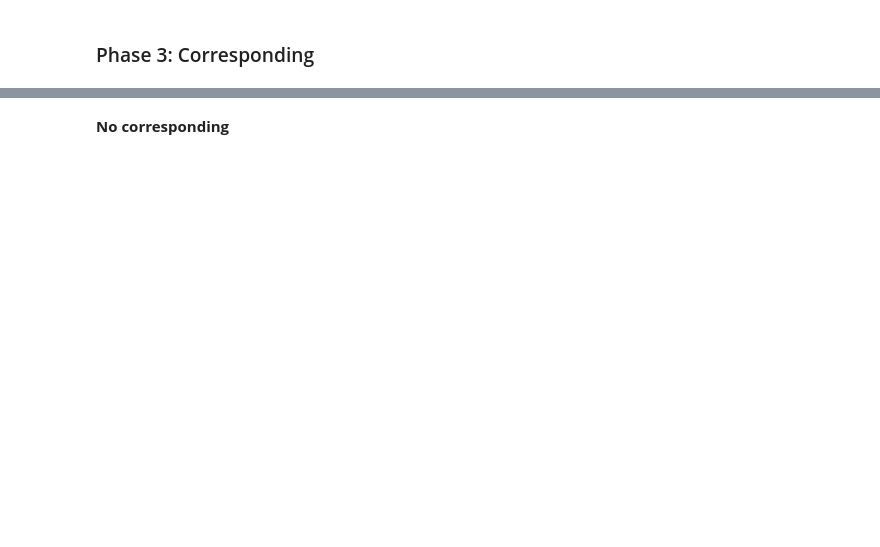
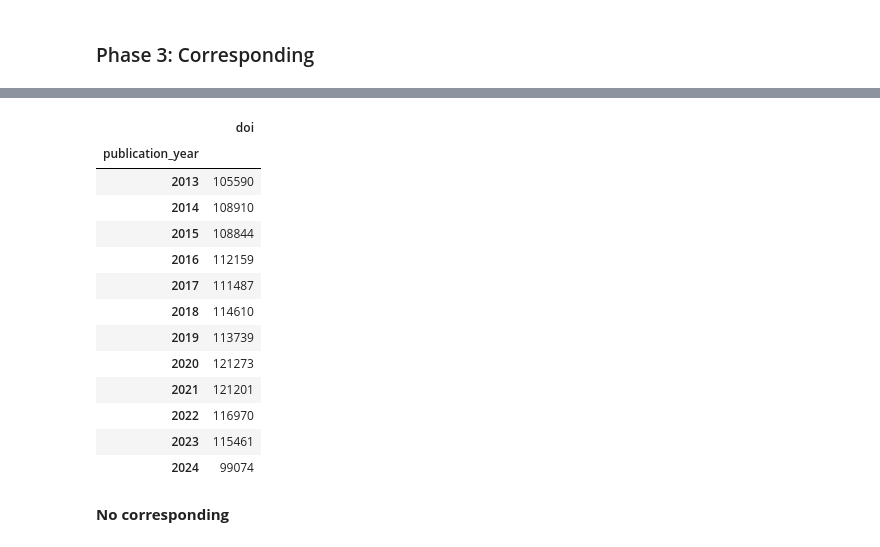
Before and after one commit to APVsiris/2025MESRE, a Jupyter notebook: notebooks/version1/0.0-apv-preliminaranalysis_API _v2.ipynb, the cells around one changed output, grey strips where cells are left out. Saved outputs shown, nothing was run; the diff lists cells and outputs as text; code cells hidden in the pictures; blank space fills up the shorter version.

```diff
--- a/notebooks/0.0-apv-preliminaranalysis_API _v2.ipynb
+++ b/notebooks/version1/0.0-apv-preliminaranalysis_API _v2.ipynb
@@ -13,9 +72,8 @@ from tqdm import tqdm
 # %%
 BASE_URL = "https://api.openalex.org/works"
 
-selected_fields = ["doi", "is_xpac", "publication_year", "language", "indexed_in", "primary_location", "open_access", "authorships", "institutions",
-                   "corresponding_author_ids", "corresponding_institution_ids", "apc_list", "apc_paid", "cited_by_count", "primary_topic", "topics",
-                   "concepts", "grants", "awards", "funders"]
+selected_fields = ["doi", "publication_year", "language", "indexed_in", "primary_location", "best_oa_location", "open_access", "authorships",
+                   "corresponding_author_ids", "corresponding_institution_ids", "apc_list", "apc_paid", "cited_by_count", "primary_topic", "awards", "funders"]
 
 def fetch_page(cursor, filters):
     params = filters.copy()
@@ -26,23 +84,24 @@ def fetch_page(cursor, filters):
     r.raise_for_status()
     return r.json()
 
-for year in range(2013, 2014): # anar modificant l'initial year
+for year in range(2013, 2025): # anar modificant l'initial year
     print(f"\n=== YEAR {year} ===")
 
     filters = {
         "filter": ",".join([
-            "type:article",
-            "primary_location.source.type:journal",
+            "indexed_in:crossref",
+            "type:article|review",
+            "primary_location.source.type:!journal", # GUARANTEE THAT THEY ARE PUBLISHED IN JOURNALS
             "authorships.institutions.country_code:FR",
             f"from_publication_date:{year}-01-01",
-            f"to_publication_date:{year}-12-31"
+            f"to_publication_date:{year}-12-31",
         ]),
         "select": ",".join(selected_fields)
     }
 
     cursor = "*"
     count = 0
-    output_file = f"../data/interim/FranceInitialAPI/openalex_french_authors_{year}_v2.jsonl"
+    output_file = f"../data/interim/FranceInitialAPI/openalex_french_authors_{year}_v2_repository.jsonl"
 
     with open(output_file, "w", encoding="utf-8") as f:
         pbar = tqdm(unit="works", dynamic_ncols=True)
@@ -140,7 +251,7 @@ df_bso_not_in_oa
 ### Phase 3: Corresponding
 # %%
 interest = ['doi', 'publication_year', 'language', 'authorships', 'primary_location', 'topics', 'open_access', 'apc_list']
-keys = ['doi', 'publication_year', 'language', 'field_names', 'journal', 'publisher', 'ins_type', '#_authors', 'oa_status', 'apc_list', 'corresponding', 'countries']
+keys = ['doi', 'publication_year', 'language', 'field_topics', 'journal', 'publisher', 'ins_type', '#_authors', 'oa_status', 'apc_list', 'corresponding', 'countries']
 records = []
 for year in tqdm(range(2013, 2025)):
     with open(f"../data/interim/FranceInitialAPI/openalex_french_authors_{year}_v2.jsonl", "rb") as f:
@@ -150,9 +261,9 @@ for year in tqdm(range(2013, 2025)):
                 continue
             filtered = {k: rec.get(k) for k in interest} # Keep only the fields we care about
 
-            # Extract field_names from topics
+            # Extract field_topics from topics
             topics = filtered.get("topics") or []
-            filtered["field_names"] = {c.get("field", {}).get("display_name") for c in topics if c.get("field")}
+            filtered["field_topics"] = {c.get("field", {}).get("display_name") for c in topics if c.get("field")}
 
             # Extract journal and publisher from primary_location
             pl = filtered.get("primary_location") or {}
@@ -190,6 +301,23 @@ df
 | 1349316 | https://doi.org/10.4000/11ndt | 2024 | fr | {Social Sciences} | Histoire Politique | None | {facility} | 1 | bronze | ... |
 | 1349317 | https://doi.org/10.2427/5975 | 2024 | en | {Health Professions, Economics, E... | Italian Journal of Public Health | Prex spa | {government} | 1 | hybrid | ... |
 1349318 rows × 12 columns
+# %%
+df.groupby('publication_year').count()[['doi']]
+# %% [output]
+|  | doi |
+| publication_year |  |
+| 2013 | 105590 |
+| 2014 | 108910 |
+| 2015 | 108844 |
+| 2016 | 112159 |
+| 2017 | 111487 |
+| 2018 | 114610 |
+| 2019 | 113739 |
+| 2020 | 121273 |
+| 2021 | 121201 |
+| 2022 | 116970 |
+| 2023 | 115461 |
+| 2024 | 99074 |
 # %% [markdown]
 **No corresponding**
 # %%
```
Also changed, not shown: parts of 5 cells of this notebook, 17 other files.
